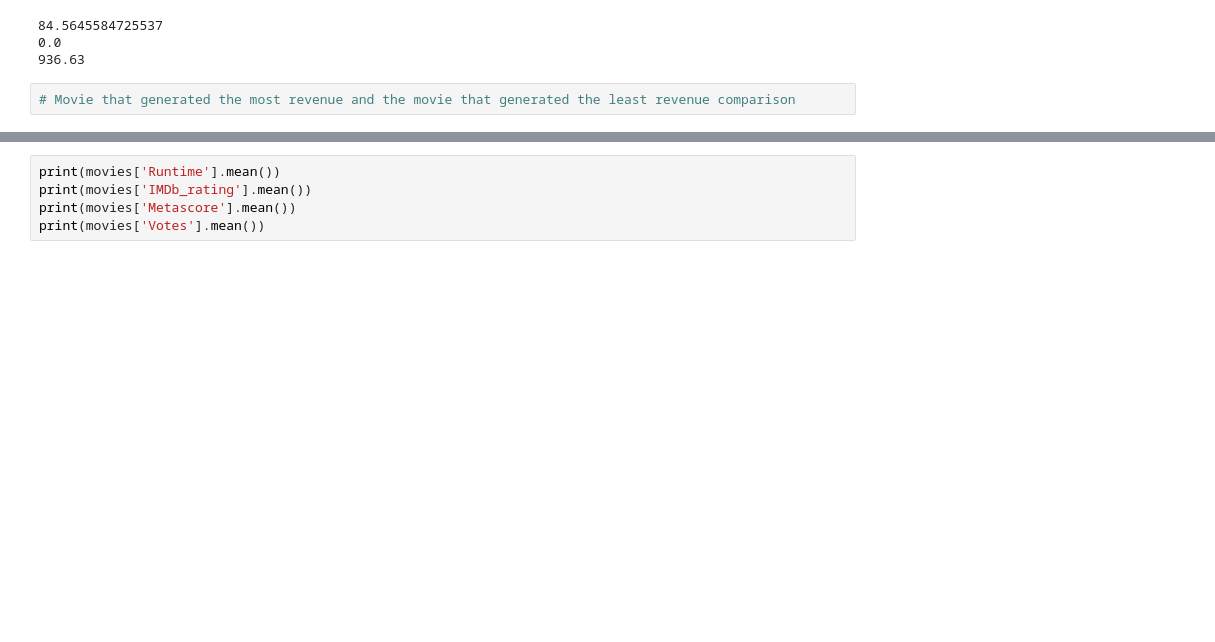
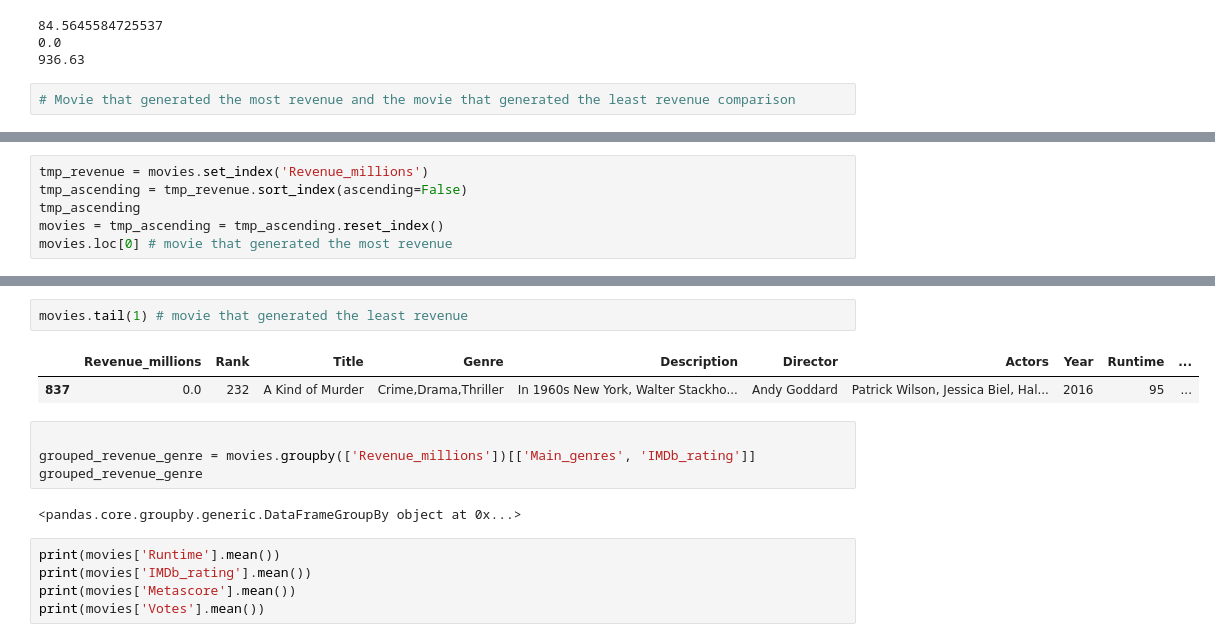
Before and after one commit to Justelei/Python_mokymai, a Jupyter notebook: movies.ipynb, the cells around one changed output, grey strips where cells are left out. Saved outputs shown, nothing was run; the diff lists cells and outputs as text; blank space fills up the shorter version.

```diff
--- a/movies.ipynb
+++ b/movies.ipynb
@@ -407,0 +396,6 @@ movies[movies['Revenue_millions'] == 0] # Movie with less than 1 million of reve
+# %%
+tmp_revenue = movies.set_index('Revenue_millions')
+tmp_ascending = tmp_revenue.sort_index(ascending=False)
+tmp_ascending
+movies = tmp_ascending = tmp_ascending.reset_index()
+movies.loc[0] # movie that generated the most revenue
@@ -408,3 +420,14 @@ movies[movies['Revenue_millions'] == 0] # Movie with less than 1 million of reve
+# %%
+movies.tail(1) # movie that generated the least revenue
+# %% [output]
+|  | Revenue_millions | Rank | Title | Genre | Description | Director | Actors | Year | Runtime | ... |
+| 837 | 0.0 | 232 | A Kind of Murder | Crime,Drama,Thriller | In 1960s New York, Walter Stackho... | Andy Goddard | Patrick Wilson, Jessica Biel, Hal... | 2016 | 95 | ... |
+# %%
+
+grouped_revenue_genre = movies.groupby(['Revenue_millions'])[['Main_genres', 'IMDb_rating']]
+grouped_revenue_genre
+# %% [output]
+<pandas.core.groupby.generic.DataFrameGroupBy object at 0x...>
 # %%
 print(movies['Runtime'].mean())
 print(movies['IMDb_rating'].mean())
```
Also changed, not shown: parts of 7 cells of this notebook.
